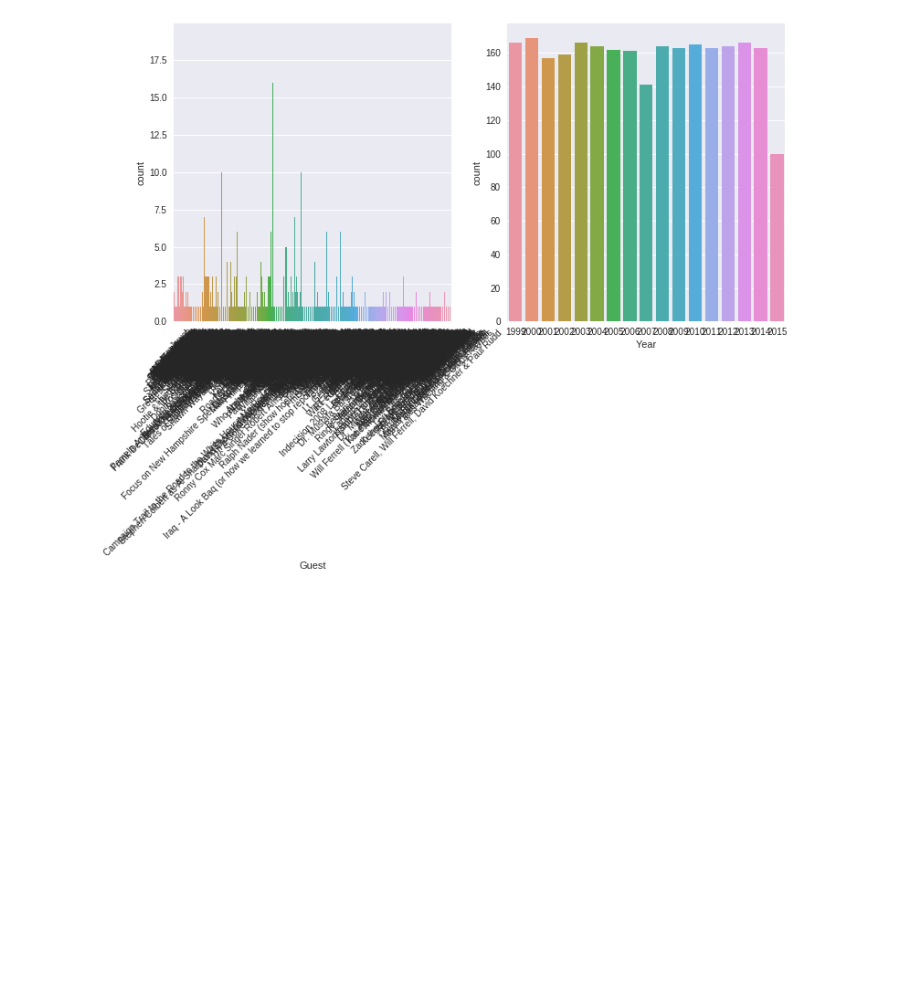
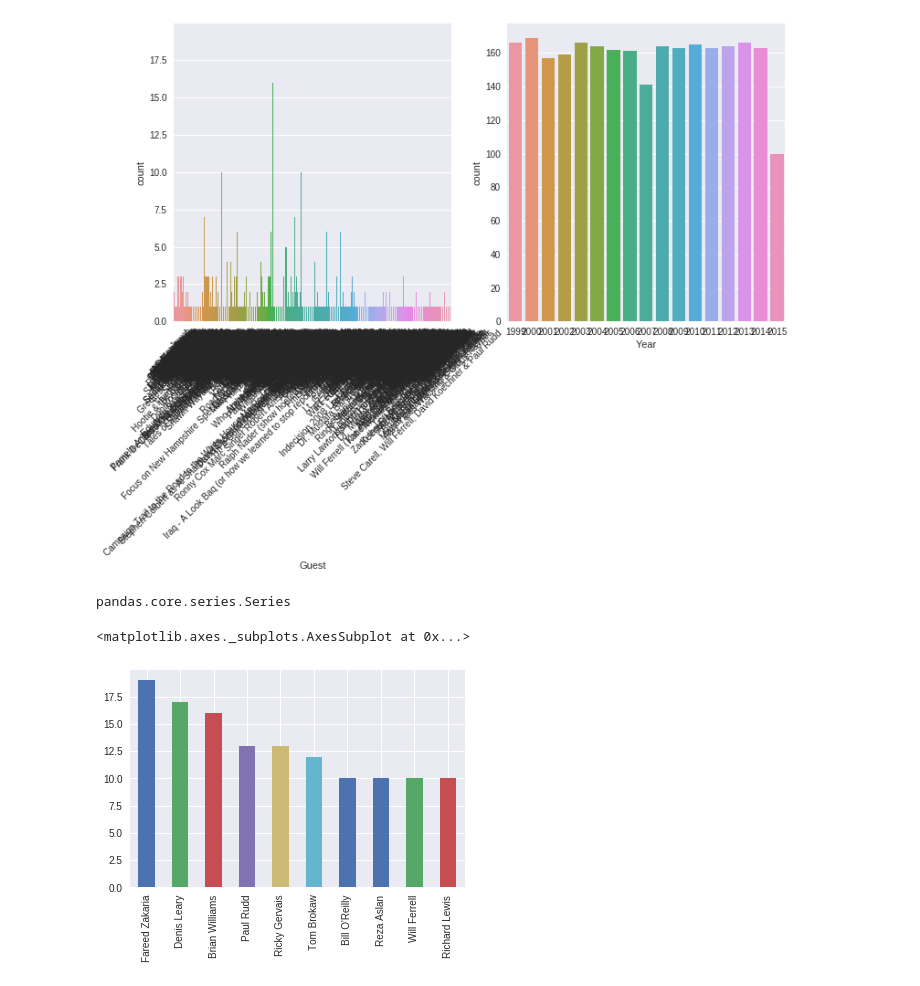
Before and after one commit to bloominstituteoftechnology/DS-Sprint-02-Storytelling-With-Data, a Jupyter notebook: DS_Unit_1_Sprint_Challenge_2.ipynb, the cells around one changed output. Drawn from its saved outputs; the diff is of its cells as text; code cells hidden in the pictures; blank space fills up the shorter version.

Commit message:
The 3rd problem plotting top 10 guests

```diff
--- a/DS_Unit_1_Sprint_Challenge_2.ipynb
+++ b/DS_Unit_1_Sprint_Challenge_2.ipynb
@@ -226,4 +226,17 @@ plt.setp(g.get_xticklabels(), rotation=45)
 g = sns.countplot(df["Year"], ax=axes[1]);
 # %% [output]
 [figure]
+# %%
+x = df.Guest.value_counts()
+# %%
+type(x)
+# %% [output]
+pandas.core.series.Series
+# %%
+y= x.iloc[0:10]
+# %%
+y.plot.bar()
+# %% [output]
+<matplotlib.axes._subplots.AxesSubplot at 0x...>
+[figure, added]
 # %%
```
Also changed, not shown: parts of 1 cell of this notebook.
